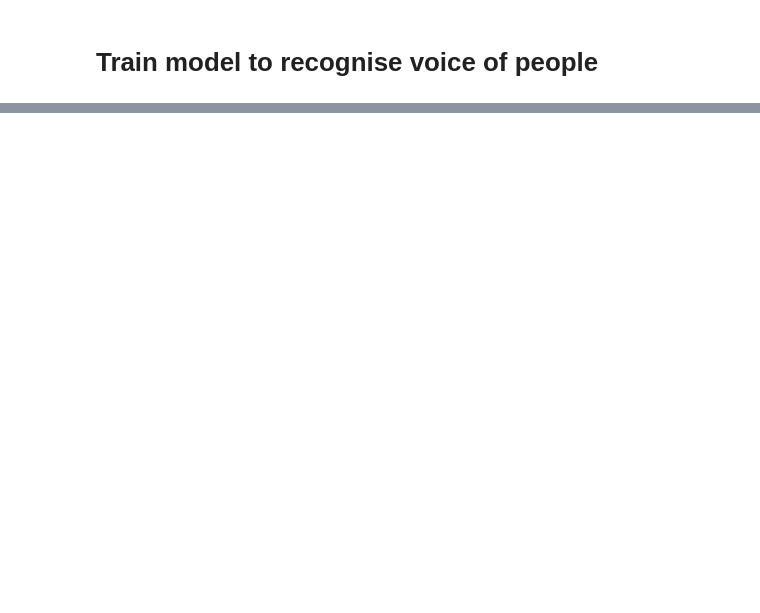
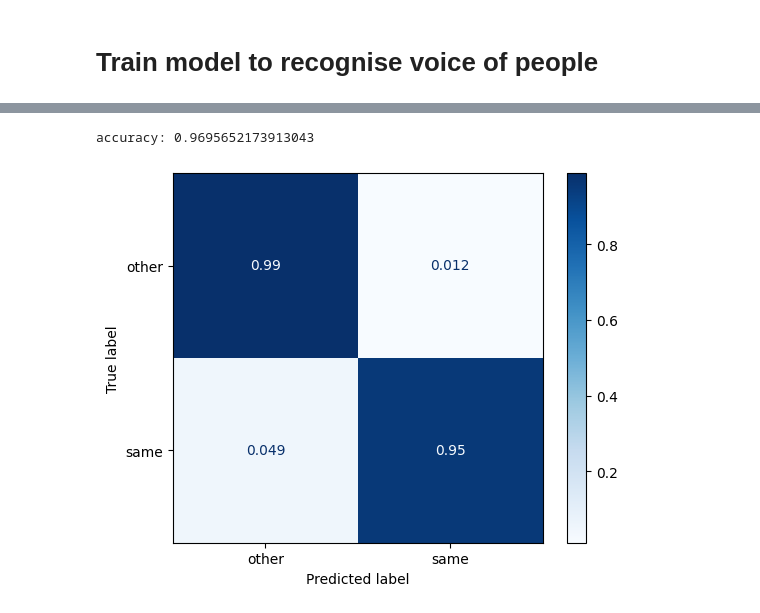
Before and after one commit to YuriyPukhta/voice-authentication-protection-voice-cloning, a Jupyter notebook: train_generated_cnn.ipynb, the cells around one changed output, grey strips where cells are left out. Cells and saved outputs as stored; diff of their text form; code cells hidden in the pictures; blank space fills up the shorter version.

```diff
--- a/train_generated_cnn.ipynb
+++ b/train_generated_cnn.ipynb
@@ -355,0 +424,13 @@ plot_explain_siamese_model_all(anchor_sgram[0], posneg_sgram[0], anchor_sgram_gr
+# %%
+from src.dataset.generated_dataset import GeneratedSoundDS
+
+test_df = pd.read_csv(DATASET_PATH + "test_generated_dataset.csv")
+test_ds = GeneratedSoundDS(test_df, original_voice_data_path=DATA_PATH + "validated_16000/", generated_voice_data_path=DATA_PATH + "generated_your_tts/")
+test_dl = torch.utils.data.DataLoader(test_ds, batch_size=16, shuffle=False)
+# %%
+avg_loss, true_labels, predictions = test(siamese_model, test_dl, criterion, device)
+print(f"accuracy: {accuracy_score(true_labels, predictions)}")
+displayConfusionMatrix(true_labels, predictions)
+# %% [output]
+accuracy: 0.9695652173913043
+[figure, added]
```
Also changed, not shown: parts of 15 cells of this notebook, 11 other files.
